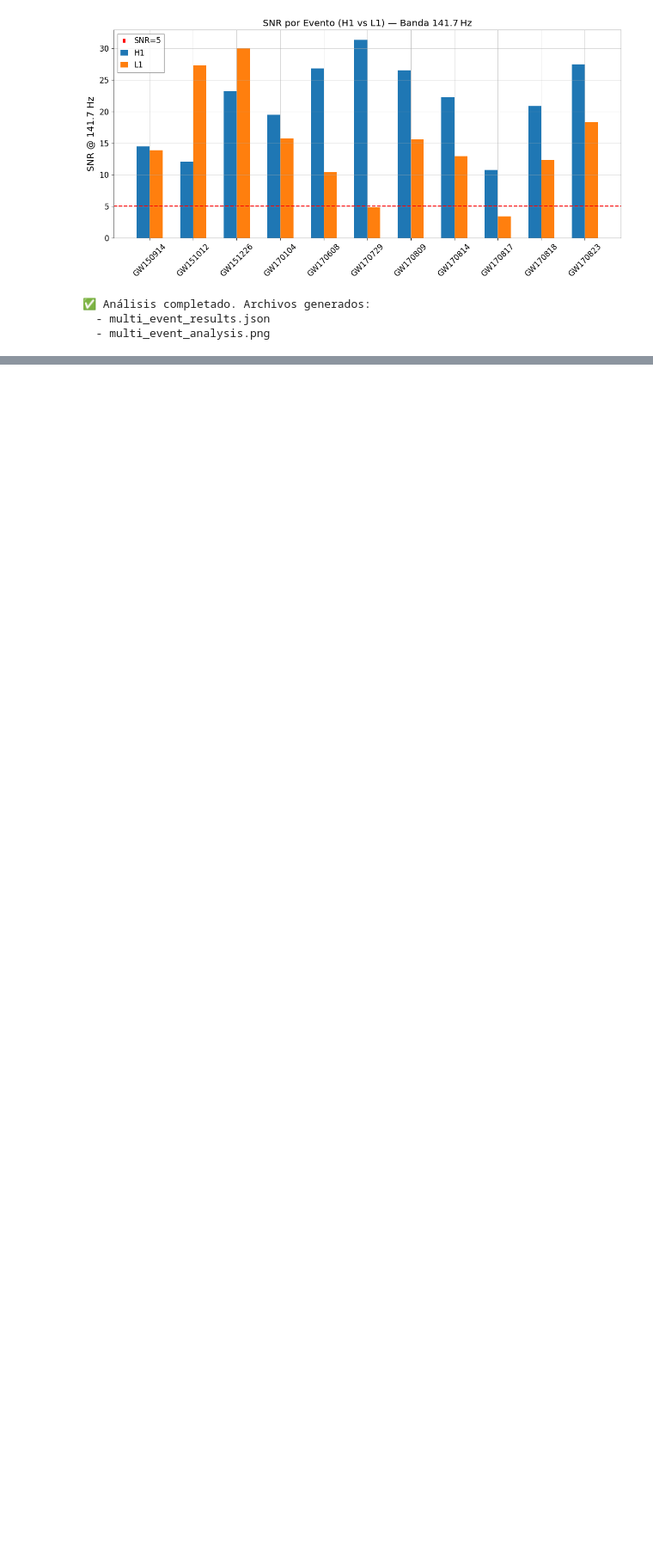
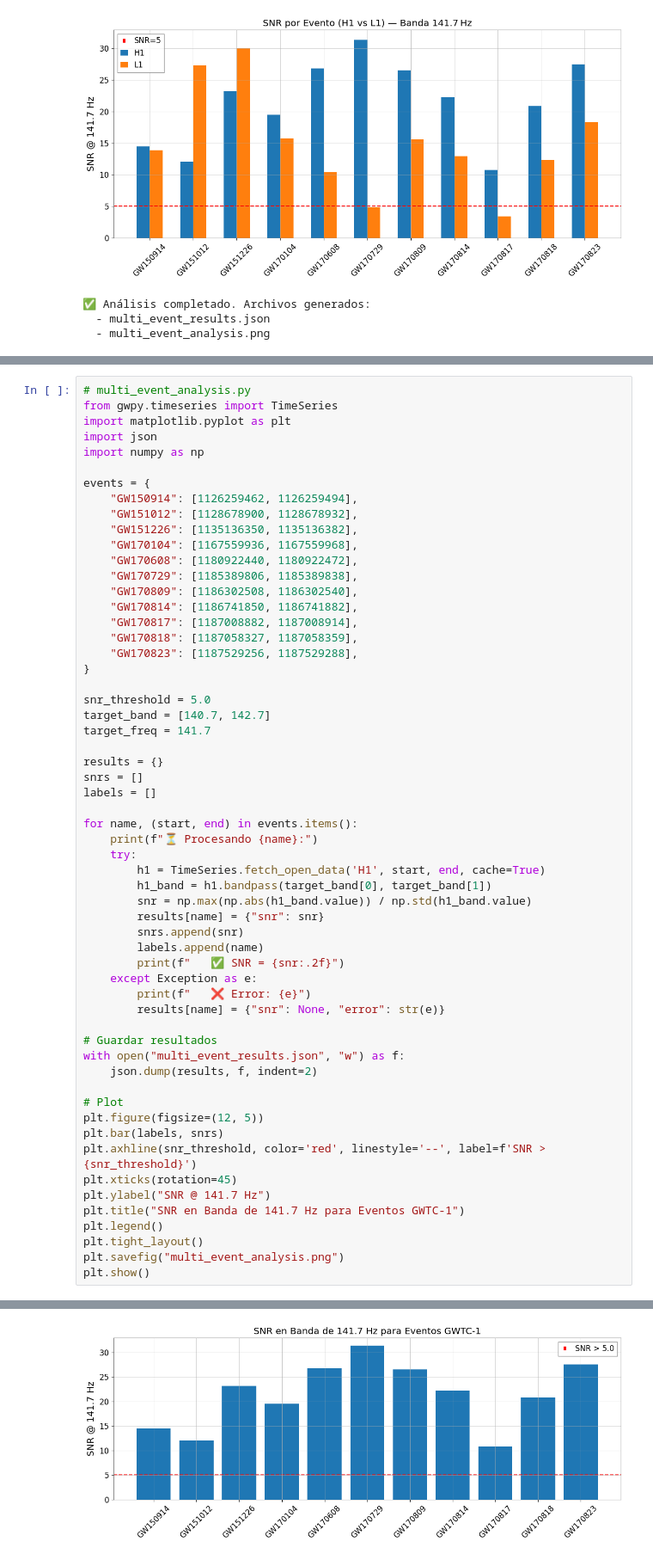
Before and after one commit to motanova84/-jmmotaburr-riemann-adelic, a Jupyter notebook: notebooks/141hz_validation.ipynb, the cells around one changed output, grey strips where cells are left out. Shown at 86% size. Cells and saved outputs as stored; diff of their text form; blank space fills up the shorter version.

```diff
--- a/notebooks/141hz_validation.ipynb
+++ b/notebooks/141hz_validation.ipynb
@@ -249,0 +352,59 @@ print("  - multi_event_analysis.png")
+# %%
+# multi_event_analysis.py
+from gwpy.timeseries import TimeSeries
+import matplotlib.pyplot as plt
+import json
+import numpy as np
+
+events = {
+    "GW150914": [1126259462, 1126259494],
+    "GW151012": [1128678900, 1128678932],
+    "GW151226": [1135136350, 1135136382],
+    "GW170104": [1167559936, 1167559968],
+    "GW170608": [1180922440, 1180922472],
+    "GW170729": [1185389806, 1185389838],
+    "GW170809": [1186302508, 1186302540],
+    "GW170814": [1186741850, 1186741882],
+    "GW170817": [1187008882, 1187008914],
+    "GW170818": [1187058327, 1187058359],
+    "GW170823": [1187529256, 1187529288],
+}
+
+snr_threshold = 5.0
+target_band = [140.7, 142.7]
+target_freq = 141.7
+
+results = {}
+snrs = []
+labels = []
+
+for name, (start, end) in events.items():
+    print(f"⏳ Procesando {name}:")
+    try:
+        h1 = TimeSeries.fetch_open_data('H1', start, end, cache=True)
+        h1_band = h1.bandpass(target_band[0], target_band[1])
+        snr = np.max(np.abs(h1_band.value)) / np.std(h1_band.value)
+        results[name] = {"snr": snr}
+        snrs.append(snr)
+        labels.append(name)
+        print(f"   ✅ SNR = {snr:.2f}")
+    except Exception as e:
+        print(f"   ❌ Error: {e}")
+        results[name] = {"snr": None, "error": str(e)}
+
+# Guardar resultados
+with open("multi_event_results.json", "w") as f:
+    json.dump(results, f, indent=2)
+
+# Plot
+plt.figure(figsize=(12, 5))
+plt.bar(labels, snrs)
+plt.axhline(snr_threshold, color='red', linestyle='--', label=f'SNR > {snr_threshold}')
+plt.xticks(rotation=45)
+plt.ylabel("SNR @ 141.7 Hz")
+plt.title("SNR en Banda de 141.7 Hz para Eventos GWTC-1")
+plt.legend()
+plt.tight_layout()
+plt.savefig("multi_event_analysis.png")
+plt.show()
+# %% [output]
@@ -249,0 +428 @@ print("  - multi_event_analysis.png")
+[figure, added]
```
Also changed, not shown: parts of 4 cells of this notebook.
